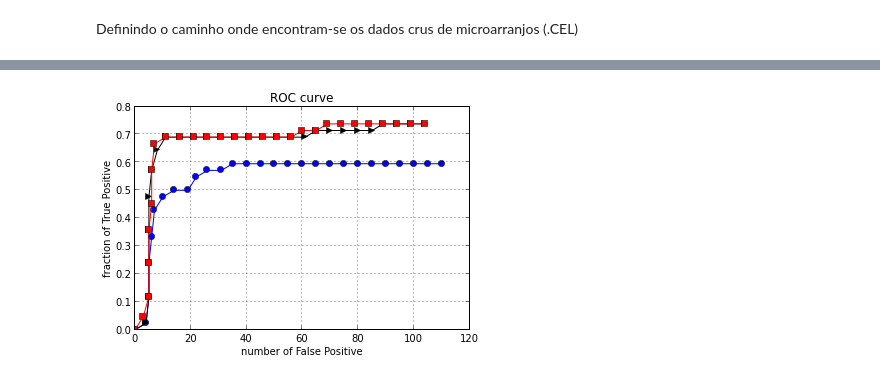
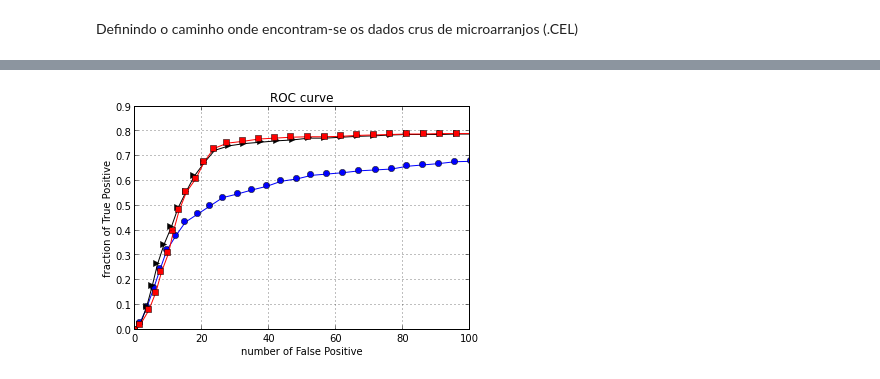
Before and after one commit to aivuk/geometric-microarrays, a Jupyter notebook: LatinSquareExperiment.ipynb, the cells around one changed output, grey strips where cells are left out. Saved outputs shown, nothing was run; the diff lists cells and outputs as text; code cells hidden in the pictures.

```diff
--- a/LatinSquareExperiment.ipynb
+++ b/LatinSquareExperiment.ipynb
@@ -130,5 +110,5 @@ def calc_metric_tensor(g_exp, classes):
     return np.argsort(e_g)
 # %%
 def Fttest(Xa,Xb):
-    t,p = ttest_ind(transpose(Xa),transpose(Xb))
+    t,p = ttest_ind(np.transpose(Xa),np.transpose(Xb))
     return np.argsort(p)
@@ -141,3 +115,3 @@ Substitui por isso em algumas células abaixo.
 # %%
 def intersect(a, b):
-     return len(list(set(a) & set(b)))
+     return len(set(a).intersection(set(b)))
@@ -161,7 +118,2 @@ ReadData <- function(k,fns,celpath){
 # %% [markdown]
 Definindo o caminho onde encontram-se os dados crus de microarranjos (.CEL)
-# %%
-%%R
-
-celpath <- "/home/marcelo/Desktop/Dropbox/Microarrays/LatinSquare/"
-fns <- readLines("/home/marcelo/Desktop/Dropbox/Microarrays/LatinSquare/filenames")
@@ -181,23 +128,27 @@ FPtt  = np.zeros(Ne*Ntopgenes).reshape((Ne, Ntopgenes))
 TPgeo = np.zeros(Ne*Ntopgenes).reshape((Ne, Ntopgenes))
 FPgeo = np.zeros(Ne*Ntopgenes).reshape((Ne, Ntopgenes))
 # %%
-a = range(0,42)
-for k in range(0,1):
-    pDn = %R ReadData(k+1,r.fns,r.celpath)
+for k in range(0,Ne):
+    fn=fns[range(-42+3*k,-36+3*k)]
+    %R -i fn pD = ReadAffy(filenames=fn,celfile.path=celpath)
+    %R pDn = normalize.AffyBatch.quantiles(pD)
     if k==0:
         gNames = %R geneNames(pDn)
-        pNames = %R probeNames(pDn)
-    Iprobe = %R pm(pDn,gNames)
-    Erma   = %R exprs(r.rma(pDn,verbose=0))
+        gIndex = [list(gNames).index(listagenes[i]) for i in range(42)]
+#        pNames = %R probeNames(pDn)
+#    Iprobe = %R -i gNames pm(pDn,gNames)
+    %%R E=exprs(rma(pD,verbose=FALSE));
+    Erma = %Rget E
 
-    iSam = %R Rsam(Erma[:,0:3],Erma[:,3:6]);
+    %%R sam_out=(summary(sam(E,c(0,0,0,1,1,1)),0.01))@mat.sig[1:10000,][[1]]
+    iSam = %Rget (sam_out-1)
     iTt  = Fttest(Erma[:,0:3],Erma[:,3:6])
     iGeo = calc_metric_tensor(Erma,[[0,1,2],[3,4,5]])
     for ntgenes in range(0,Ntopgenes):
-        TPtt[k,ntgenes]  = intersect([gNames[int(i)]   for i in iTt[0:ntgenes]], [r.listagenes[a[i]] for i in range(-3*k,len(a)-3*(k+1))])
-        TPsam[k,ntgenes] = intersect([gNames[int(i)-1] for i in iSam[0:ntgenes]],[r.listagenes[a[i]] for i in range(-3*k,len(a)-3*(k+1))])
-        TPgeo[k,ntgenes] = intersect([gNames[int(i)]   for i in iGeo[0:ntgenes]],[r.listagenes[a[i]] for i in range(-3*k,len(a)-3*(k+1))])
-        FPtt[k,ntgenes]  = ntgenes - TPtt[k,ntgenes] - len(set([gNames[int(i)]   for i in iTt[0:ntgenes]]).intersection(set([listagenes[a[i]] for i in range(len(a)-3*(k+1),len(a)-3*(k))])))
-        FPsam[k,ntgenes] = ntgenes - TPsam[k,ntgenes]- len(set([gNames[int(i)-1] for i in iSam[0:ntgenes]]).intersection(set([listagenes[a[i]] for i in range(len(a)-3*(k+1),len(a)-3*(k))])))
-        FPgeo[k,ntgenes] = ntgenes - TPgeo[k,ntgenes]- len(set([gNames[int(i)]   for i in iGeo[0:ntgenes]]).intersection(set([listagenes[a[i]] for i in range(len(a)-3*(k+1),len(a)-3*(k))])))
+        TPtt[k,ntgenes]  = intersect(iTt[0:ntgenes] ,[gIndex[i] for i in range(-3*k,42-3*(k+1))])
+        TPsam[k,ntgenes] = intersect(iSam[0:ntgenes],[gIndex[i] for i in range(-3*k,42-3*(k+1))])
+        TPgeo[k,ntgenes] = intersect(iGeo[0:ntgenes],[gIndex[i] for i in range(-3*k,42-3*(k+1))])
+        FPtt[k,ntgenes]  = ntgenes - TPtt[k,ntgenes]  - intersect(iTt[0:ntgenes] ,[gIndex[i] for i in range(42-3*(k+1),42-3*k)])
+        FPsam[k,ntgenes] = ntgenes - TPsam[k,ntgenes] - intersect(iSam[0:ntgenes],[gIndex[i] for i in range(42-3*(k+1),42-3*k)])
+        FPgeo[k,ntgenes] = ntgenes - TPgeo[k,ntgenes] - intersect(iGeo[0:ntgenes],[gIndex[i] for i in range(42-3*(k+1),42-3*k)])
 # %% [output]
@@ -215,12 +175,14 @@ meanFPgeo = FPgeo.mean(0)
 # %%
 pylab.plot([meanFPtt[i]  for i in range(0,140,5)],[meanTPtt[i]/39  for i in range(0,140,5)], 'bo-')
 pylab.plot([meanFPsam[i] for i in range(0,140,5)],[meanTPsam[i]/39 for i in range(0,140,5)], 'k>-')
 pylab.plot([meanFPgeo[i] for i in range(0,140,5)],[meanTPgeo[i]/39 for i in range(0,140,5)], 'rs-')
 pylab.xlabel('number of False Positive')
 pylab.ylabel('fraction of True Positive')
 pylab.title('ROC curve')
+pylab.xlim(0,100)
+pylab.ylim(0,0.9)
 pylab.grid(True)
 #pylab.savefig('simple_plot')
 #pylab.show()
 # %% [output]
-[figure, old version]
+[figure, new version]
```
Also changed, not shown: parts of 12 cells of this notebook.
